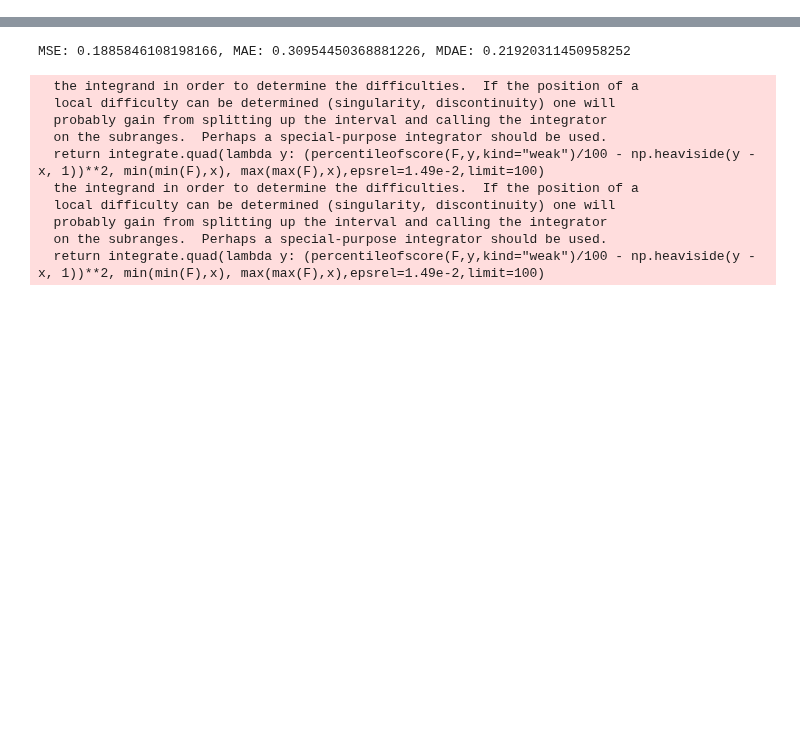
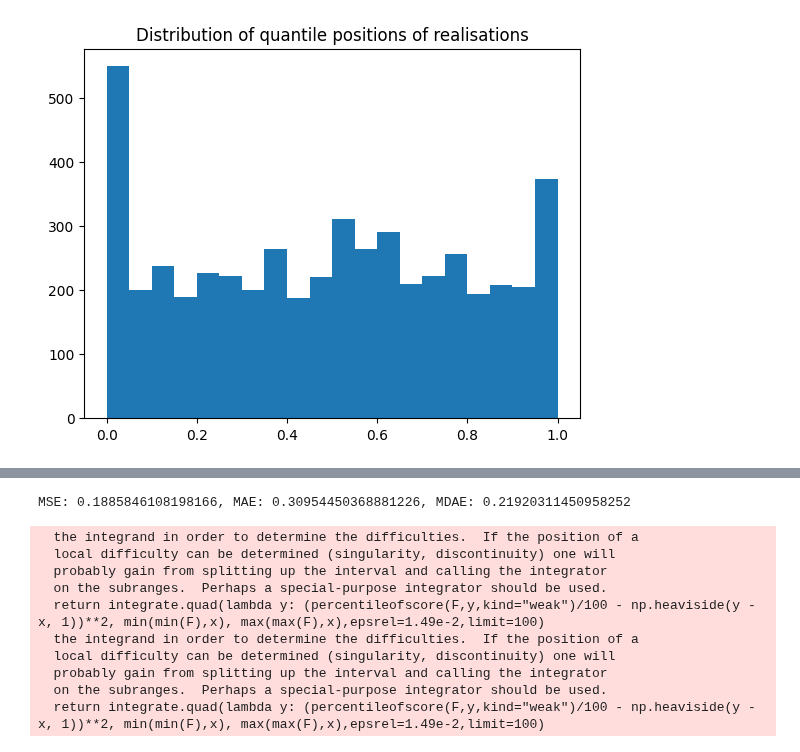
Before and after one commit to EdvardJSHolen/Final-Year-Project, a Jupyter notebook: TimeFusion/electricity.ipynb, the cells around one changed output, grey strips where cells are left out. Cells and saved outputs as stored; diff of their text form; code cells hidden in the pictures; blank space fills up the shorter version.

Commit message:
Dual ensemble

```diff
--- a/TimeFusion/electricity.ipynb
+++ b/TimeFusion/electricity.ipynb
@@ -75,17 +98,17 @@ val_loader = DataLoader(
 # %%
-# Define deterministic model
-det_predictor = DeterministicForecaster(
+# Create ensemble
+ensemble = Ensemble(
+    ensemble_size = 2,
     prediction_length = prediction_length,
-    input_size = train_dataset.tensor_data.shape[1],
-    output_size = len(train_dataset.ts_columns),
-    #hidden_size = 60,
-    hidden_size= 40,
+    input_size = train_datasets[0].tensor_data.shape[1],
+    output_size = len(train_datasets[0].ts_columns),
+    hidden_size = 40,
+    recurrent_layers = 2,
     fc_layers = 3,
-    recurrent_layers = 2,
     scaling = True,
     device = device,
     scaler_kwargs = {"scaled_rows":list(range(30))}
 )
 
-print("Number of trainable parameters:",sum(p.numel() for p in det_predictor.parameters()))
+print("Number of trainable parameters:",sum(p.numel() for p in ensemble.parameters()))
 # %% [output]
@@ -130 +154,19 @@ DeterministicForecaster(
 )
+# %%
+indices = list(range(0,7*24,24))
+
+samples = ensemble.sample(
+    data = test_datasets[0],
+    indices = indices,
+    num_samples = 128,
+    batch_size = 128,
+    coefficients = [0.02 for _ in range(100)]
+)
+
+realisations = [
+    test_datasets[0].tensor_data[idx+ 2*context_length:idx + 2*context_length + prediction_length,test_datasets[0].ts_columns].T
+    for idx in indices
+]
+realisations = torch.stack(realisations)
+
+realisations = realisations.unsqueeze(1).repeat(1,2,1,1)
@@ -130,0 +197,13 @@ DeterministicForecaster(
+# %%
+# Check how accurate quantiles are
+quantiles = []
+for i in range(samples.shape[0]):
+    sorted_samples,_ = torch.clone(samples[i,0]).flatten(start_dim=1).sort(dim=0)
+    real_copy = torch.clone(realisations[i,0]).flatten()
+
+    quantiles.append([float((sorted_samples[:,i]<val).double().mean()) for i,val in enumerate(real_copy)])
+
+plt.title("Distribution of quantile positions of realisations")
+_ = plt.hist(np.array(quantiles).flatten(),20)
+# %% [output]
+[figure, added]
```
Also changed, not shown: parts of 17 cells of this notebook, 3 other files.
